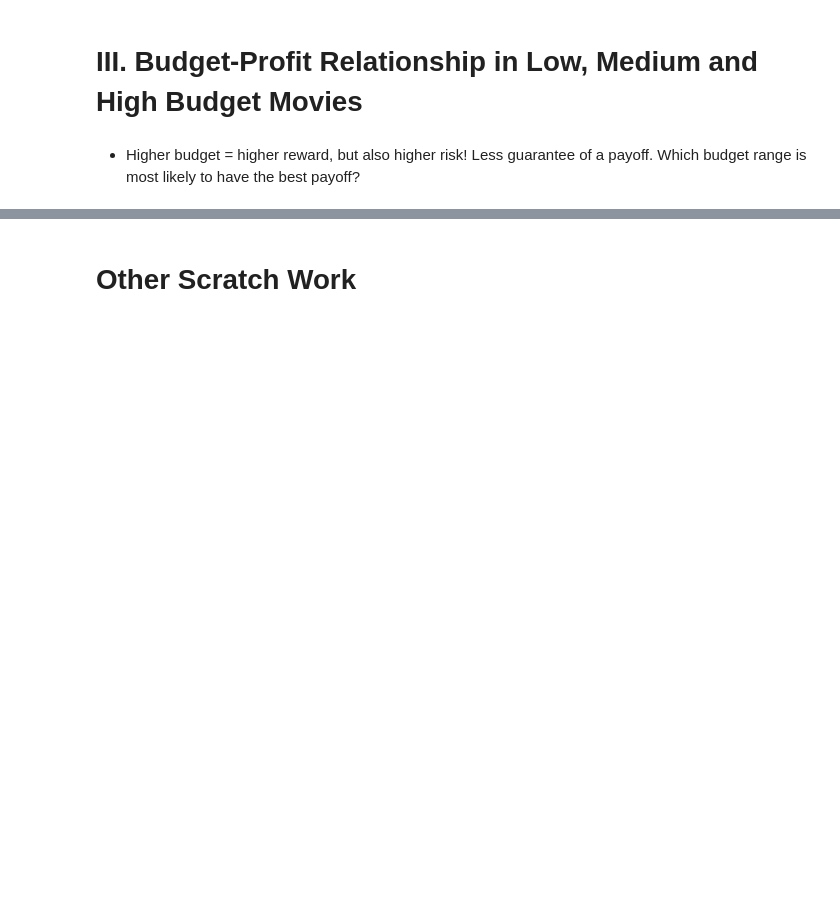
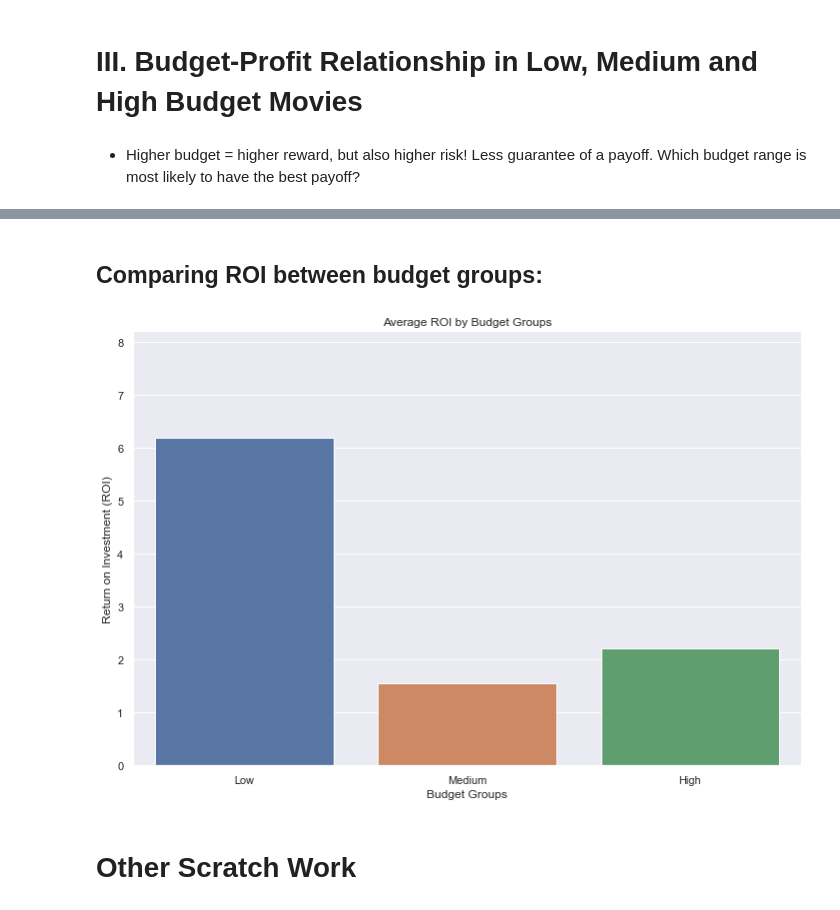
Before and after one commit to fetterollie/Microsoft-Movie-Analysis, a Jupyter notebook: roshni_exploratory.ipynb, the cells around one changed output, grey strips where cells are left out. Saved outputs shown, nothing was run; the diff lists cells and outputs as text; code cells hidden in the pictures; blank space fills up the shorter version.

```diff
--- a/roshni_exploratory.ipynb
+++ b/roshni_exploratory.ipynb
@@ -191,0 +187,4 @@ plt.hist(high_budget_df['net_profit'])
+# %%
+tn_df['roi'] = tn_df['profit_mils']/tn_df['budget_mils']
+
+tn_df
@@ -192,3 +205,9 @@ plt.hist(high_budget_df['net_profit'])
+# %% [markdown]
+## Comparing ROI between budget groups:
+# %%
+sns.barplot(data = tn_df, x = tn_df['budget_groups'], y = tn_df['roi'], errwidth=0).set(xlabel = 'Budget Groups', ylabel ='Return on Investment (ROI)', title='Average ROI by Budget Groups');
+# %% [output]
+[figure, added]
 # %% [markdown]
 # Other Scratch Work
 # %% [markdown]
```
Also changed, not shown: parts of 25 cells of this notebook.
